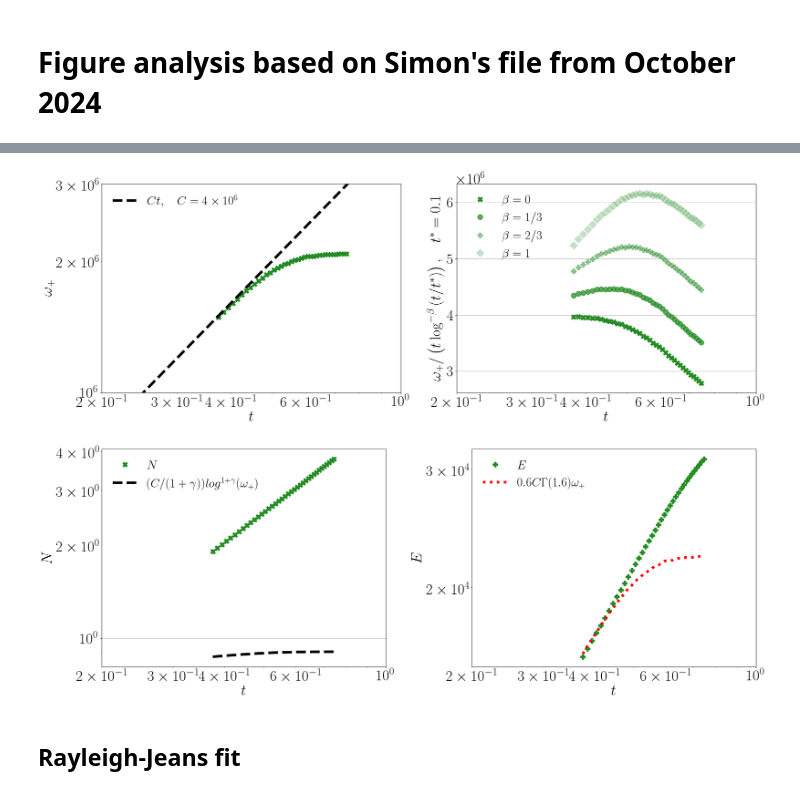
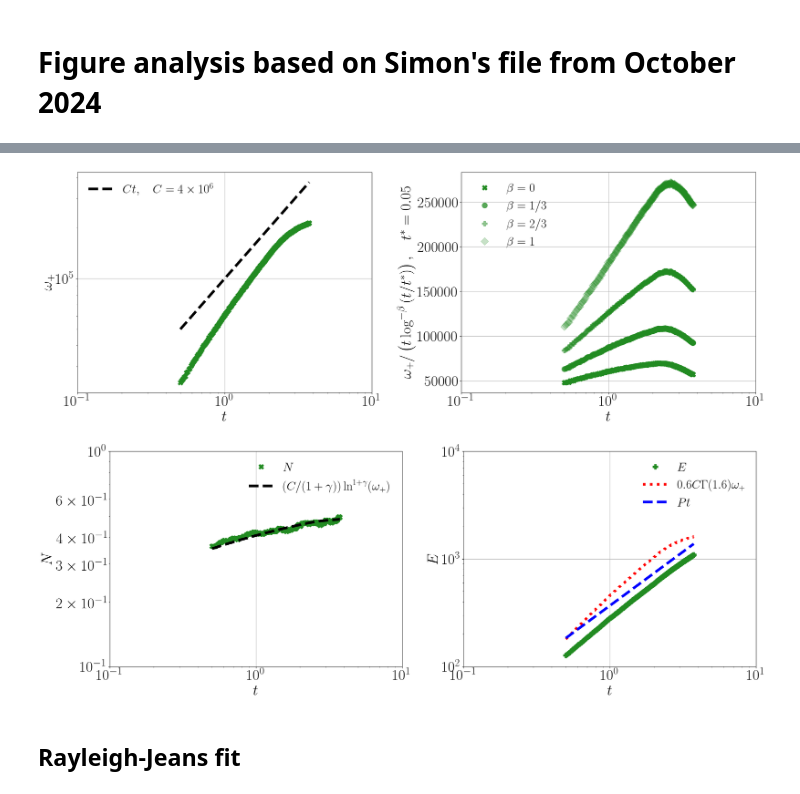
Before and after one commit to jplaurie/2dGrossPitaevskii, a Jupyter notebook: scripts/analysis/selfsimilar/selfsimilar_analysis.ipynb, the cells around one changed output, grey strips where cells are left out. Cells and saved outputs as stored; diff of their text form; code cells hidden in the pictures.

```diff
--- a/scripts/analysis/selfsimilar/selfsimilar_analysis.ipynb
+++ b/scripts/analysis/selfsimilar/selfsimilar_analysis.ipynb
@@ -64,7 +66,7 @@ def exp4_function(x,a,b):
 def convert_k_to_omega(k,n_k):
 
     n_omega = n_k[1:]/(2.0*k[1:]) 	# n_1d/2k = n_omega 1d sepctrum in freq space
-    omega = k[1:]**2
+    omega = k[1:]**2.0
 
     return omega, n_omega
 # %%
@@ -478,21 +505,21 @@ def Extrap_function(x,a):
 # %%
 # DEFINE PARAMETERS FROM SIMULATION
 
-N_ensemble = 3    #number of ensembles created for freely evoling sumilations. Used for averaging data
+N_ensemble = 1    #number of ensembles created for freely evoling sumilations. Used for averaging data
 
-file_start = 50 #30 #define the start/end files for plotting
-file_end = 150
+file_start = 100 #30 #define the start/end files for plotting
+file_end = 750
 
-dt = 0.005  #time between files (OLD: 0.5 factor due to change in equation). Simulation time = dt * filenumber
+dt = 0.005  #time between files. Simulation time = dt * filenumber
 
 #initial injection scale in k- and freq-space
-kf = 128
+kf = 16
 wf = kf**2.0
 
-spectrum_freq = 10
+spectrum_freq = 50
 
 L = 2.0*np.pi   #box size
-N = 2048        #number of spatial grid points in data
+N = 1024        #number of spatial grid points in data
 
 #fluxes defined from initial forcing
 wave_action_flux = 2.0 * 32.12
@@ -507,8 +534,8 @@ khigh_min = 60
 khigh_max = 110
 
 
-klog_min = 256#kf
-klog_max = 512#400
+klog_min = 128#kf
+klog_max = 256#400
 # %%
 
 #DECALRE DATA ARRAYS FOR ANALYSIS
@@ -668,48 +783,42 @@ beta = np.array([0.0, 0.33, 0.67, 1.0])
 time_fake = np.arange(0.01, 2.01, step=0.02)
 td = np.array(time_data[::2])
 od = np.array(omega_plus_data[::2])
-C=4.e6
-tt=0.1
+C = 1.e5
+tt=0.05
 axs2[0].plot(td,od, linewidth=0,marker='X',markersize=12,c='forestgreen')
 #axs2[0].plot(time_data,C*np.array(time_data), linewidth=6, linestyle="dashed", c='black', label=r"$Ct,\quad C=0.1$")
-axs2[0].plot(time_fake,C*time_fake, linewidth=6, linestyle="dashed", c='black', label=r"$Ct,\quad C=4\times 10^6$")
+axs2[0].plot(td,C*td, linewidth=6, linestyle="dashed", c='black', label=r"$Ct,\quad C=4\times 10^6$")
 axs2[1].plot(td,od / (td*np.abs(np.log(td/tt))**-beta[0]), linewidth=0,marker='X',markersize=12,c='forestgreen', label=r"$\beta=0$")
 axs2[1].plot(td,od / (td*np.abs(np.log(td/tt))**-beta[1]), linewidth=0,marker='o',markersize=12,c='forestgreen',alpha=0.75, label=r"$\beta=1/3$")
 axs2[1].plot(td,od / (td*np.abs(np.log(td/tt))**-beta[2]), linewidth=0,marker='P',markersize=12,c='forestgreen',alpha=0.5, label=r"$\beta=2/3$")
 axs2[1].plot(td,od / (td*np.abs(np.log(td/tt))**-beta[3]), linewidth=0,marker='D',markersize=12,c='forestgreen',alpha=0.25, label=r"$\beta=1$")
 
 
 
 axs2[0].grid()
 axs2[0].set_xlabel(r'$t$')
 axs2[0].set_ylabel(r'$\omega_+$')
 axs2[0].set_yscale('log')
 axs2[0].set_xscale('log')
-axs2[0].set_xlim(2.e-1,1)
-axs2[0].set_ylim(1e6,3e6)
+axs2[0].set_xlim(1.e-1,10)
+#axs2[0].set_ylim(1e6,3e6)
 axs2[0].legend()
 
 
 axs2[1].grid()
 axs2[1].set_xlabel(r'$t$')
-axs2[1].set_ylabel(r'$\omega_+/ \left(t \log^{-\beta}\left(t/t^*\right)\right),\quad t^*=0.1$')
+axs2[1].set_ylabel(r'$\omega_+/ \left(t \log^{-\beta}\left(t/t^*\right)\right),\quad t^*=0.05$')
 axs2[1].set_yscale('linear')
 axs2[1].set_xscale('log')
-axs2[1].set_xlim(2.e-1,1)
+axs2[1].set_xlim(1.e-1,10)
 #axs2[1].set_ylim(1e6,3e7)
 axs2[1].legend()
 
-
-
-
-
-
-
-fig2.tight_layout()
+#fig2.tight_layout()
 
 fig2.savefig('omega_plus_March2025.pdf')
 # %% [output]
-[figure, old version]
+[figure, new version]
 # %%
 fig3, axs3 = newfig(1, 2)
 
@@ -730,15 +839,15 @@ axs3[1].plot(td,Ed, linewidth=0,marker='P',markersize=12,c='forestgreen', label=
 #C=
 #axs2.plot(time_fake,C*time_fake, linewidth=6, linestyle="dashed", c='black', label=r"$Ct,\quad C=4\times 10^6$")
 
-C=0.02
-
+C=0.014
+P=368.723
 axs3[1].plot(td,0.6*C*math.gamma(1.6)*od, linewidth=6, linestyle="dotted", c='red', label=r"$0.6C\Gamma(1.6)\omega_+$")
-
-
+axs3[1].plot(td,P*td, linewidth=6, linestyle="dashed", c='blue', label=r"$Pt$")
+#C=0.015
 
 gamma=0.6
 
-axs3[0].plot(td,(C/(1.0+gamma))*np.log(od)**(1.0+gamma), linewidth=6, linestyle="dashed", c='black', label=r"$(C/(1+\gamma))log^{1+\gamma}(\omega_+)$")
+axs3[0].plot(td,(C/(1.0+gamma))*np.log(od)**(1.0+gamma), linewidth=6, linestyle="dashed", c='black', label=r"$(C/(1+\gamma))\ln^{1+\gamma}(\omega_+)$")
 
 
 axs3[0].grid()
@@ -746,8 +855,8 @@ axs3[0].set_xlabel(r'$t$')
 axs3[0].set_ylabel(r'$N$')
 axs3[0].set_yscale('log')
 axs3[0].set_xscale('log')
-axs3[0].set_xlim(2.e-1,1)
-#axs2.set_ylim(1e6,3e6)
+axs3[0].set_xlim(1.e-1,10)
+axs3[0].set_ylim(1e-1,1e0)
 axs3[0].legend()
 
 axs3[1].grid()
@@ -755,8 +864,8 @@ axs3[1].set_xlabel(r'$t$')
 axs3[1].set_ylabel(r'$E$')
 axs3[1].set_yscale('log')
 axs3[1].set_xscale('log')
-axs3[1].set_xlim(2.e-1,1)
-#axs2.set_ylim(1e6,3e6)
+axs3[1].set_xlim(1.e-1,10)
+axs3[1].set_ylim(1e2,1e4)
 axs3[1].legend()
 
 
@@ -764,7 +873,7 @@ fig3.tight_layout()
 
 fig3.savefig('E_N_March2025.pdf')
 # %% [output]
-[figure, old version]
+[figure, new version]
 # %% [markdown]
 ## Rayleigh-Jeans fit
 # %%
```
Also changed, not shown: parts of 6 cells of this notebook.
